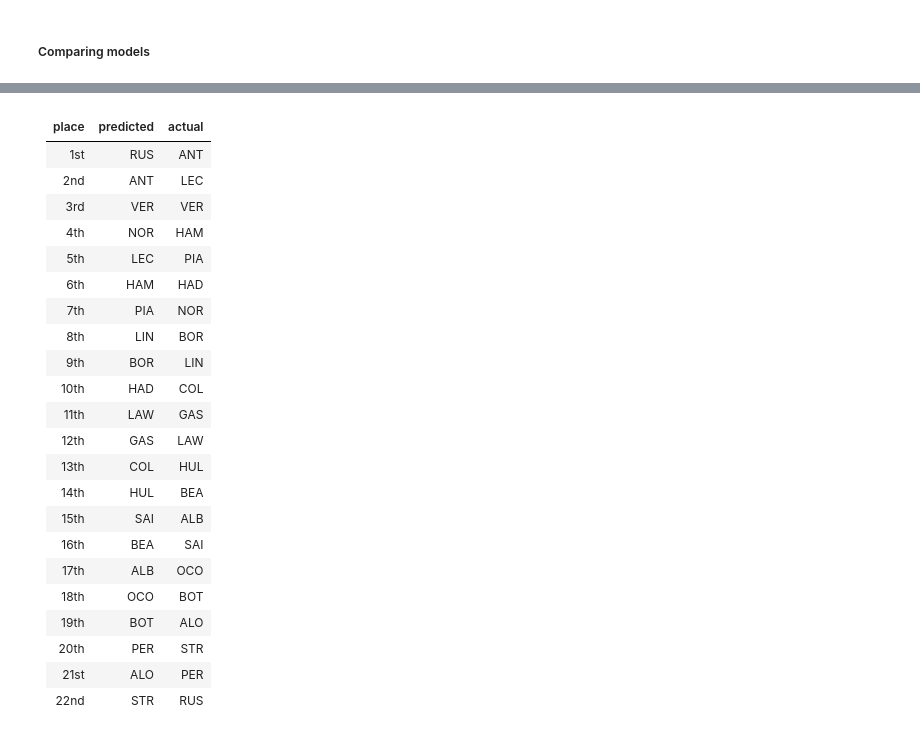
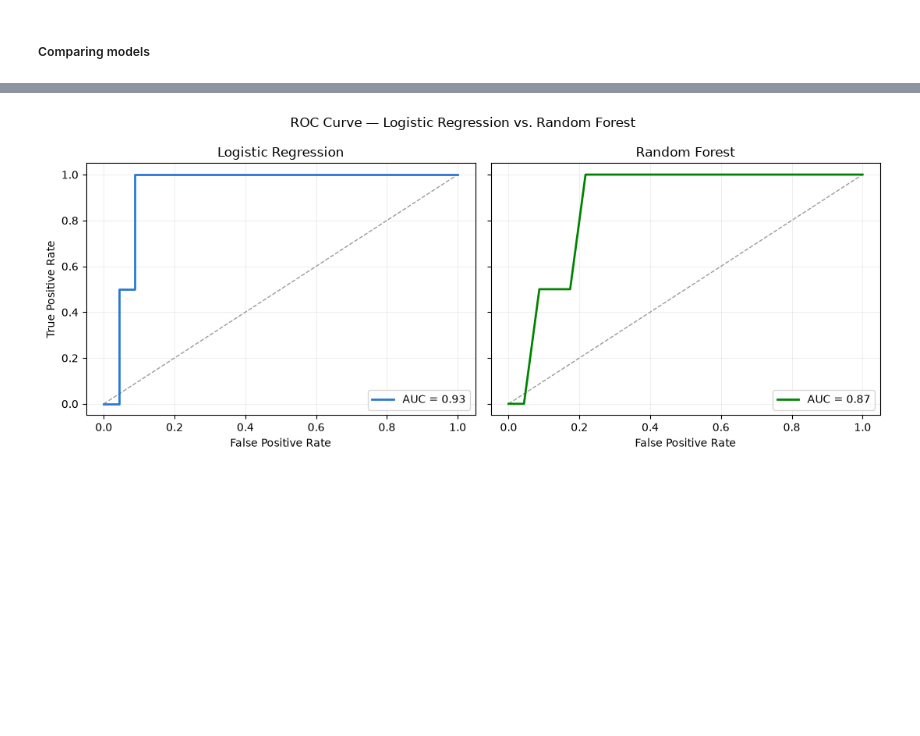
Before and after one commit to imgabrielas/F1-Belgian-GP-2026, a Jupyter notebook: winner_prediction.ipynb, the cells around one changed output, grey strips where cells are left out. Saved outputs shown, nothing was run; the diff lists cells and outputs as text; code cells hidden in the pictures; blank space fills up the shorter version.

```diff
--- a/winner_prediction.ipynb
+++ b/winner_prediction.ipynb
@@ -543,4 +525,4 @@ print(predicted_podium_2026[['Abbreviation', 'WinProb', 'PredictedRank']])
 rf_model = RandomForestClassifier(n_estimators=100, class_weight='balanced', random_state=42)
 rf_model.fit(X_train, y_train)  # no scaling needed for tree-based models
 
-rf_pred_proba = rf_model.predict_proba(X_test)[:, 1]
+y_pred_test = rf_model.predict(X_test)
@@ -577,8 +563,7 @@ gb_pred_proba = gb_model.predict_proba(X_test)[:, 1]
 # %%
 models = {
     'Logistic Regression': y_pred_proba,
-    'Random Forest': rf_pred_proba,
-    'Gradient Boosting': gb_pred_proba
+    'Random Forest': y_pred_test,
 }
 
 for name, probs in models.items():
@@ -634,25 +574,26 @@ print(comparison)
-# %% [markdown]
-| place | predicted | actual |
-|-------|-----------|--------|
-| 1st   | RUS       | ANT    |
-| 2nd   | ANT       | LEC    |
-| 3rd   | VER       | VER    |
-| 4th   | NOR       | HAM    |
-| 5th   | LEC       | PIA    |
-| 6th   | HAM       | HAD    |
-| 7th   | PIA       | NOR    |
-| 8th   | LIN       | BOR    |
-| 9th   | BOR       | LIN    |
-| 10th  | HAD       | COL    |
-| 11th  | LAW       | GAS    |
-| 12th  | GAS       | LAW    |
-| 13th  | COL       | HUL    |
-| 14th  | HUL       | BEA    |
-| 15th  | SAI       | ALB    |
-| 16th  | BEA       | SAI    |
-| 17th  | ALB       | OCO    |
-| 18th  | OCO       | BOT    |
-| 19th  | BOT       | ALO    |
-| 20th  | PER       | STR    |
-| 21st  | ALO       | PER    |
-| 22nd  | STR       | RUS    |
+# %%
+fig, axes = plt.subplots(1, 2, figsize=(11, 4.5), sharey=True)
+
+roc_data = {
+    'Logistic Regression': (y_pred_proba, '#2a78d6'),
+    'Random Forest': (y_pred_test, '#008300'),
+}
+
+for ax, (name, (probs, color)) in zip(axes, roc_data.items()):
+    fpr, tpr, _ = roc_curve(y_test, probs)
+    roc_auc = auc(fpr, tpr)
+
+    ax.plot([0, 1], [0, 1], linestyle='--', linewidth=1, color='#9c9b95')
+    ax.plot(fpr, tpr, linewidth=2, color=color, label=f'AUC = {roc_auc:.2f}')
+
+    ax.set_title(name)
+    ax.set_xlabel('False Positive Rate')
+    ax.grid(True, linewidth=0.5, alpha=0.3)
+    ax.legend(loc='lower right')
+
+axes[0].set_ylabel('True Positive Rate')
+fig.suptitle('ROC Curve — Logistic Regression vs. Random Forest')
+plt.tight_layout()
+plt.show()
+# %% [output]
+[figure, added]
```
Also changed, not shown: parts of 14 cells of this notebook, 2 other files.
